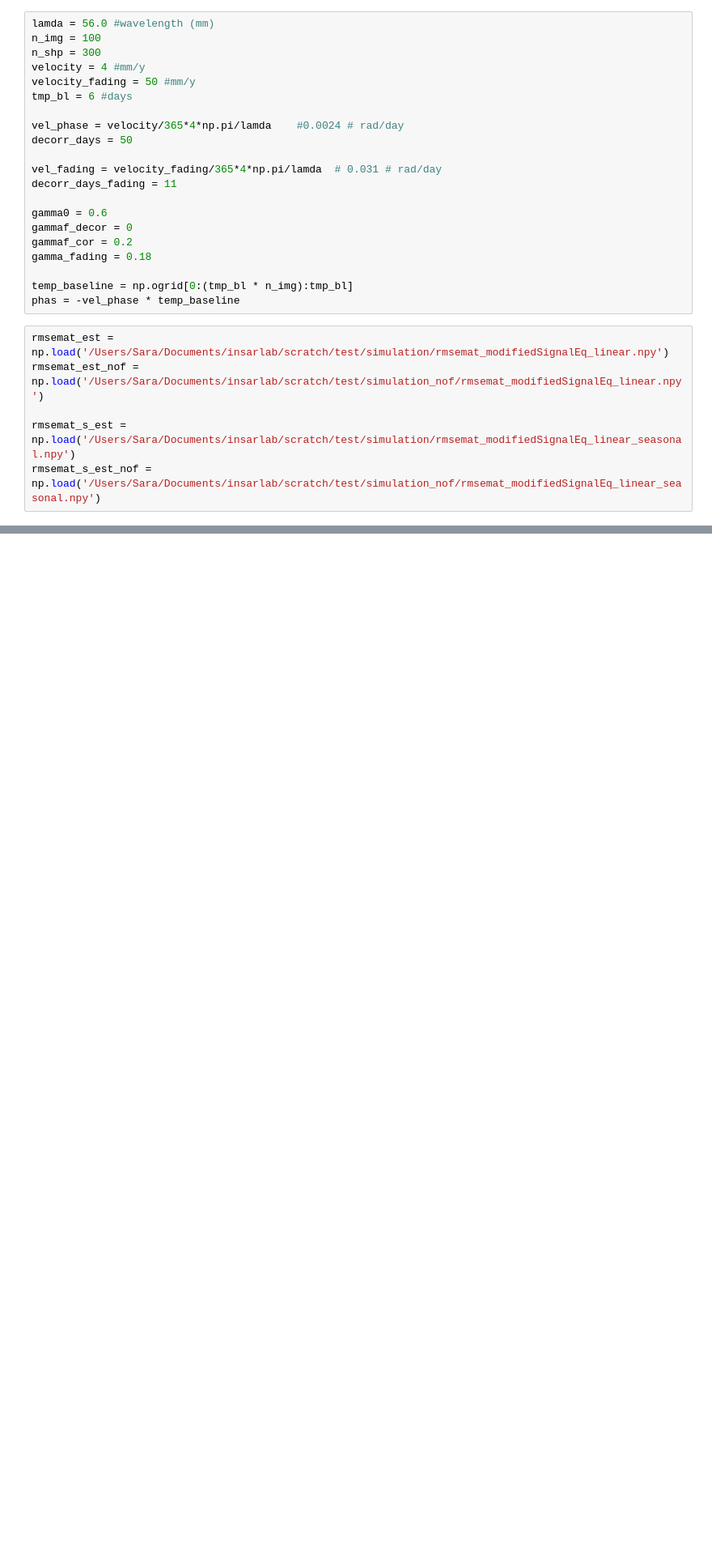
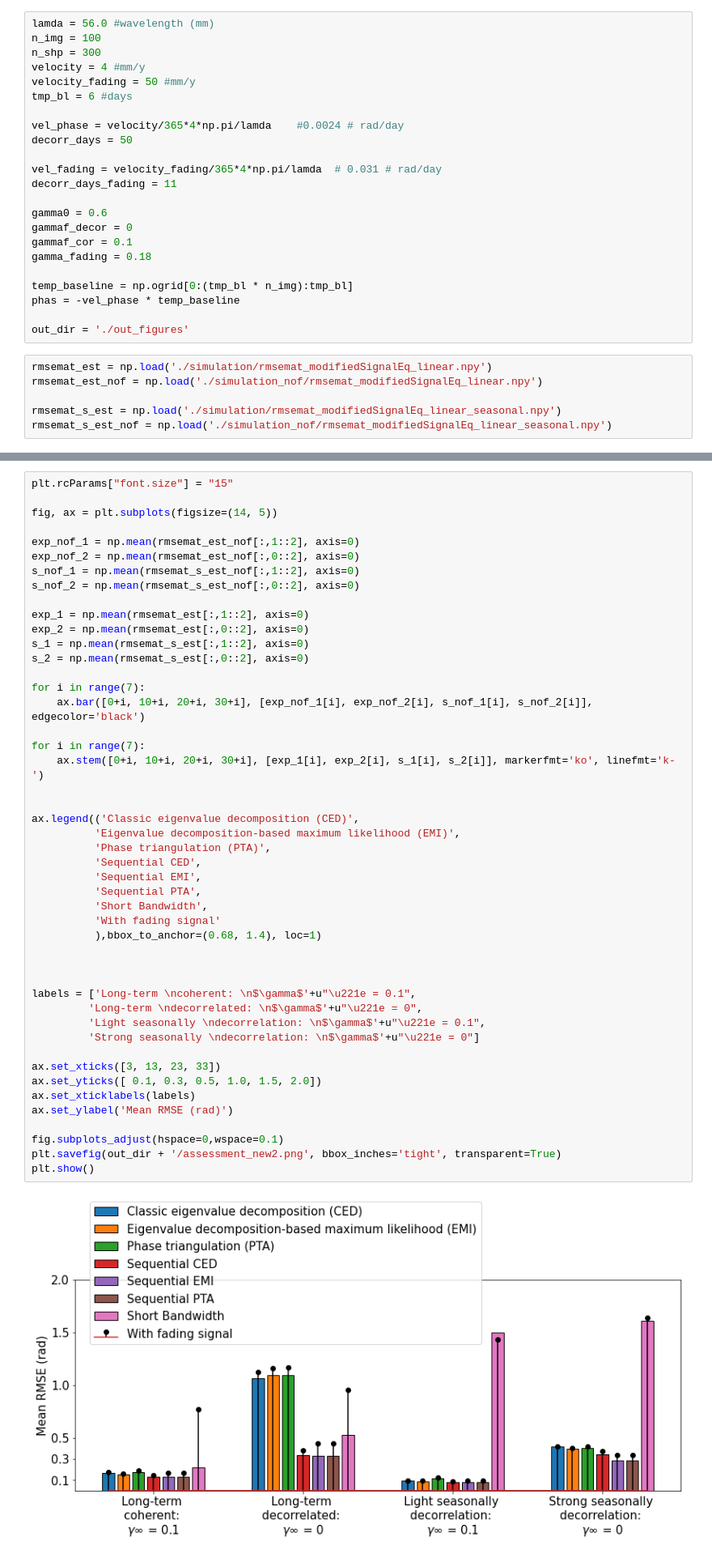
Before and after one commit to mirzaees/2022_MiaplPy_Mirzaee_Amelung_Fattahi, a Jupyter notebook: Assess_decorrelation_and_fading_signal.ipynb, the cells around one changed output, grey strips where cells are left out. Shown: that part at 81% size. Saved outputs shown, nothing was run; the diff lists cells and outputs as text; blank space fills up the shorter version.

```diff
--- a/Assess_decorrelation_and_fading_signal.ipynb
+++ b/Assess_decorrelation_and_fading_signal.ipynb
@@ -21,14 +21,16 @@ decorr_days_fading = 11
 
 gamma0 = 0.6
 gammaf_decor = 0
-gammaf_cor = 0.2
+gammaf_cor = 0.1
 gamma_fading = 0.18
 
 temp_baseline = np.ogrid[0:(tmp_bl * n_img):tmp_bl]
 phas = -vel_phase * temp_baseline
+
+out_dir = './out_figures'
 # %%
-rmsemat_est = np.load('/Users/Sara/Documents/insarlab/scratch/test/simulation/rmsemat_modifiedSignalEq_linear.npy')
-rmsemat_est_nof = np.load('/Users/Sara/Documents/insarlab/scratch/test/simulation_nof/rmsemat_modifiedSignalEq_linear.npy')
+rmsemat_est = np.load('./simulation/rmsemat_modifiedSignalEq_linear.npy')
+rmsemat_est_nof = np.load('./simulation_nof/rmsemat_modifiedSignalEq_linear.npy')
 
-rmsemat_s_est = np.load('/Users/Sara/Documents/insarlab/scratch/test/simulation/rmsemat_modifiedSignalEq_linear_seasonal.npy')
-rmsemat_s_est_nof = np.load('/Users/Sara/Documents/insarlab/scratch/test/simulation_nof/rmsemat_modifiedSignalEq_linear_seasonal.npy')
+rmsemat_s_est = np.load('./simulation/rmsemat_modifiedSignalEq_linear_seasonal.npy')
+rmsemat_s_est_nof = np.load('./simulation_nof/rmsemat_modifiedSignalEq_linear_seasonal.npy')
@@ -171,0 +109,49 @@ max: 1.7951127703355518
+# %%
+plt.rcParams["font.size"] = "15"
+
+fig, ax = plt.subplots(figsize=(14, 5))
+
+exp_nof_1 = np.mean(rmsemat_est_nof[:,1::2], axis=0)
+exp_nof_2 = np.mean(rmsemat_est_nof[:,0::2], axis=0)
+s_nof_1 = np.mean(rmsemat_s_est_nof[:,1::2], axis=0)
+s_nof_2 = np.mean(rmsemat_s_est_nof[:,0::2], axis=0)
+
+exp_1 = np.mean(rmsemat_est[:,1::2], axis=0)
+exp_2 = np.mean(rmsemat_est[:,0::2], axis=0)
+s_1 = np.mean(rmsemat_s_est[:,1::2], axis=0)
+s_2 = np.mean(rmsemat_s_est[:,0::2], axis=0)
+
+for i in range(7):
+    ax.bar([0+i, 10+i, 20+i, 30+i], [exp_nof_1[i], exp_nof_2[i], s_nof_1[i], s_nof_2[i]], edgecolor='black')
+
+for i in range(7):
+    ax.stem([0+i, 10+i, 20+i, 30+i], [exp_1[i], exp_2[i], s_1[i], s_2[i]], markerfmt='ko', linefmt='k-')
+
+
+ax.legend(('Classic eigenvalue decomposition (CED)',
+          'Eigenvalue decomposition-based maximum likelihood (EMI)',
+          'Phase triangulation (PTA)',
+          'Sequential CED',
+          'Sequential EMI',
+          'Sequential PTA',
+          'Short Bandwidth',
+          'With fading signal'
+          ),bbox_to_anchor=(0.68, 1.4), loc=1)
+
+
+
+labels = ['Long-term \ncoherent: \n$\gamma$'+u"\u221e = 0.1",
+         'Long-term \ndecorrelated: \n$\gamma$'+u"\u221e = 0",
+         'Light seasonally \ndecorrelation: \n$\gamma$'+u"\u221e = 0.1",
+         'Strong seasonally \ndecorrelation: \n$\gamma$'+u"\u221e = 0"]
+
+ax.set_xticks([3, 13, 23, 33])
+ax.set_yticks([ 0.1, 0.3, 0.5, 1.0, 1.5, 2.0])
+ax.set_xticklabels(labels)
+ax.set_ylabel('Mean RMSE (rad)')
+
+fig.subplots_adjust(hspace=0,wspace=0.1)
+plt.savefig(out_dir + '/assessment_new2.png', bbox_inches='tight', transparent=True)
+plt.show()
+# %% [output]
+[figure, added]
```
Also changed, not shown: parts of 8 cells of this notebook, 11 other files.
